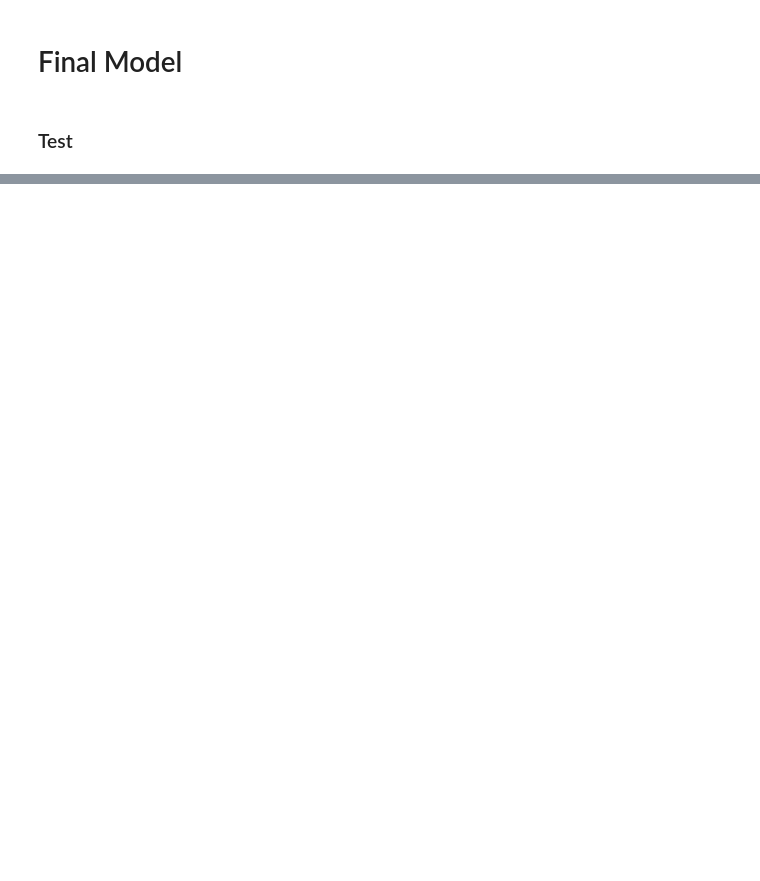
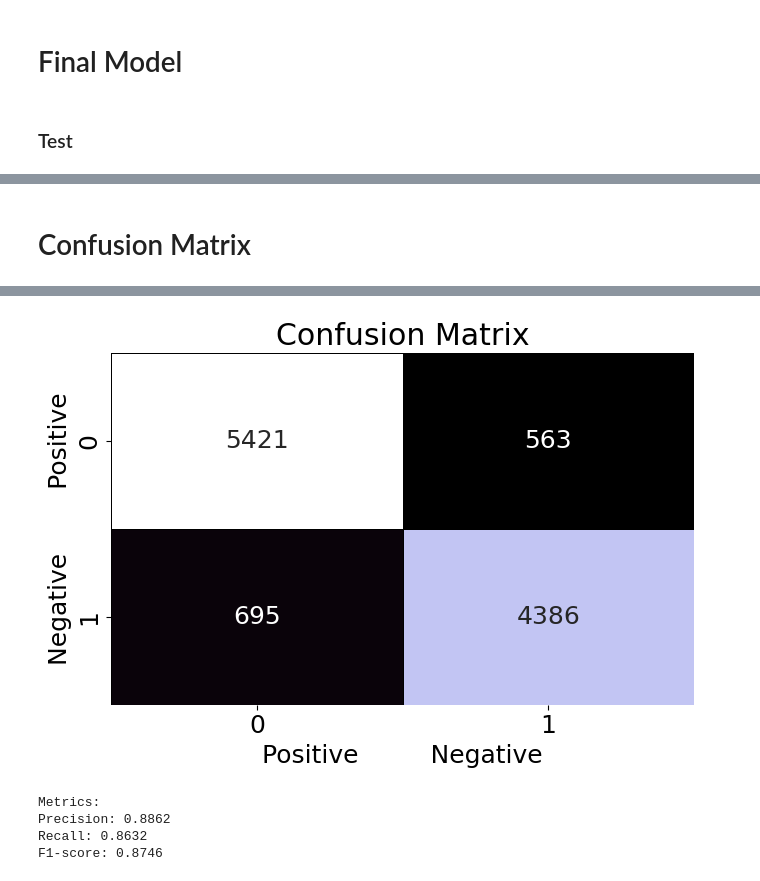
Before and after one commit to reham-shaban/Sarcasm-Detection, a Jupyter notebook: Sarcasm_detection_keras.ipynb, the cells around one changed output, grey strips where cells are left out. Drawn from its saved outputs; the diff is of its cells as text; code cells hidden in the pictures; blank space fills up the shorter version.

```diff
--- a/Sarcasm_detection_keras.ipynb
+++ b/Sarcasm_detection_keras.ipynb
@@ -603,0 +628,33 @@ Test accuracy:  0.8837776780128479
+# %% [markdown]
+# Confusion Matrix
+# %%
+from sklearn.metrics import confusion_matrix, precision_score, recall_score, f1_score
+import seaborn as sns
+
+# Make predictions using model.predict() instead of model.evaluate()
+y_pred_probs = model.predict(x_test)
+y_pred_labels = (y_pred_probs > 0.5).astype(int)  # Convert probabilities to binary labels
+
+conf_matrix = confusion_matrix(y_test, y_pred_labels)
+
+# Confusion Matrix
+plt.figure(figsize=(7, 5))
+
+sns.heatmap(conf_matrix, annot=True, fmt='d', cmap='cubehelix', cbar=False,linewidths=0.5,linecolor='black')
+plt.title('Confusion Matrix')
+plt.xlabel('Positive         Negative')
+plt.ylabel('Negative        Positive')
+
+plt.tight_layout()
+plt.show()
+
+# Calculate Precision, Recall, and F1-score
+precision = precision_score(y_test, y_pred_labels)
+recall = recall_score(y_test, y_pred_labels)
+f1 = f1_score(y_test, y_pred_labels)
+
+print("\nMetrics:")
+print(f'Precision: {precision:.4f}')
+print(f'Recall: {recall:.4f}')
+print(f'F1-score: {f1:.4f}')
+# %% [output]
@@ -603,0 +662,5 @@ Test accuracy:  0.8837776780128479
+[figure, added]
+Metrics:
+Precision: 0.8862
+Recall: 0.8632
+F1-score: 0.8746
```
Also changed, not shown: parts of 16 cells of this notebook, 1 other file.
